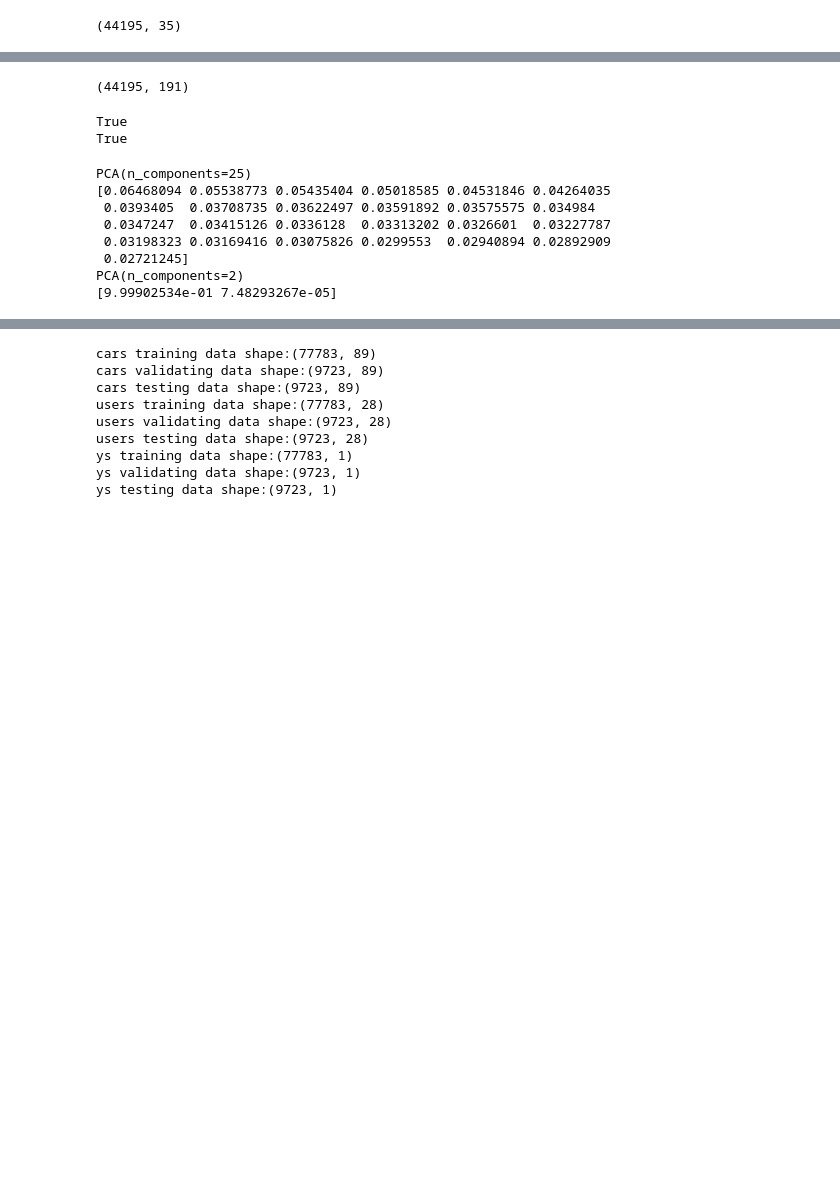
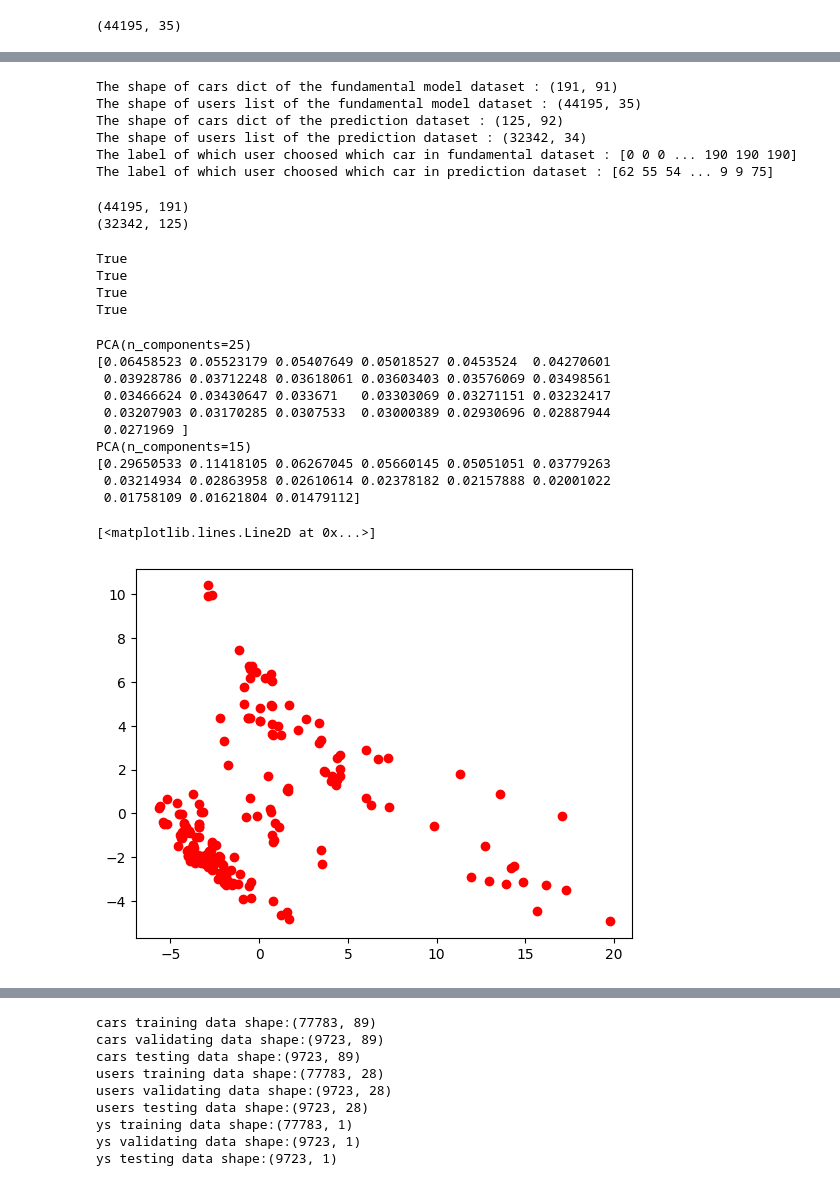
Before and after one commit to JasonDepblu/potential-spork, a Jupyter notebook: Copy_of_content_based_filtering.ipynb, the cells around one changed output, grey strips where cells are left out. Saved outputs shown, nothing was run; the diff lists cells and outputs as text; code cells hidden in the pictures; blank space fills up the shorter version.

```diff
--- a/Copy_of_content_based_filtering.ipynb
+++ b/Copy_of_content_based_filtering.ipynb
@@ -70,41 +78,83 @@ print(ys_up)
+# %%
+# load the label
+print(f'The shape of cars dict of the fundamental model dataset : {car_dict.shape}')
+print(f'The shape of users list of the fundamental model dataset : {dsc_up.shape}')
+
+print(f'The shape of cars dict of the prediction dataset : {car_dict_pre.shape}')
+print(f'The shape of users list of the prediction dataset : {dsc_up_pre.shape}')
+
+ys_up = dsc_up[:, 32]
+ys_up_pre = dsc_up_pre[:, 32]
+print(f'The label of which user choosed which car in fundamental dataset : {ys_up}')
+print(f'The label of which user choosed which car in prediction dataset : {ys_up_pre}')
+# %% [output]
+The shape of cars dict of the fundamental model dataset : (191, 91)
+The shape of users list of the fundamental model dataset : (44195, 35)
+The shape of cars dict of the prediction dataset : (125, 92)
+The shape of users list of the prediction dataset : (32342, 34)
+The label of which user choosed which car in fundamental dataset : [0 0 0 ... 190 190 190]
+The label of which user choosed which car in prediction dataset : [62 55 54 ... 9 9 75]
 # %%
-# transfer the label to onehot_code
+# transfer the label of fundamental dataset to onehot_code
 ys = copy.copy(ys_up.reshape(len(ys_up), 1))
 ys -= 1
-onehot_encoder = OneHotEncoder(sparse=False)
+onehot_encoder = OneHotEncoder(sparse_output=False)
 onehot_encoded = onehot_encoder.fit_transform(ys)
 ys = onehot_encoded
-print(ys.shape)
+print(f'The shape of the label of fundamental dataset to onehot_code : {ys.shape}')
+
+# transfer the label of prediction dataset to onehot_code
+ys_pre = copy.copy(ys_up_pre.reshape(len(ys_up_pre), 1))
+ys_pre -= 1
+onehot_encoder_pre = OneHotEncoder(sparse_output=False)
+onehot_encoded_pre = onehot_encoder_pre.fit_transform(ys_pre)
+ys_pre = onehot_encoded_pre
+print(f'The shape of the label of prediction dataset to onehot_code : {ys_pre.shape}')
 # %% [output]
 (44195, 191)
+(32342, 125)
 # %%
 # column of last feature from 0 and +1
 col_last_feature_car = 90
 # 80
-    #76
 col_last_feature_user = 29
+
 car_unscaled = car_dict[:, 1:col_last_feature_car]
+car_pre_unscaled = car_dict_pre[:, 1:col_last_feature_car]
 user_unscaled = dsc_up[:, 1:col_last_feature_user]
+user_pre_unscaled = dsc_up_pre[:, 1:col_last_feature_user]
+
 
 # generate the gaussian random no. to budget feature
 mu_budget = 0
 sigma_budget = 1.5
+
 for i in range(len(user_unscaled)):
     user_unscaled[i, 24] += random.gauss(mu_budget, sigma_budget)
 
+for i in range(len(user_pre_unscaled)):
+    user_pre_unscaled[i, 24] += random.gauss(mu_budget, sigma_budget)
+
+# scaling the data
 scalerCar = StandardScaler()
 scalerCar.fit(car_dict[:, 1:col_last_feature_car])
 car = scalerCar.transform(car_dict[:, 1:col_last_feature_car])
+car_pre = scalerCar.transform(car_dict_pre[:, 1:col_last_feature_car])
 
 scalerUser = StandardScaler()
 scalerUser.fit(dsc_up[:, 1:col_last_feature_user])
 user = scalerUser.transform(dsc_up[:, 1:col_last_feature_user])
+user_pre = scalerUser.transform(dsc_up_pre[:, 1:col_last_feature_user])
 
 print(np.allclose(car_unscaled.astype(float), scalerCar.inverse_transform(car)))
 print(np.allclose(user_unscaled.astype(float), scalerUser.inverse_transform(user)))
+print(np.allclose(car_pre_unscaled.astype(float), scalerCar.inverse_transform(car_pre)))
+print(np.allclose(user_pre_unscaled.astype(float), scalerUser.inverse_transform(user_pre)))
 # %% [output]
 True
 True
+True
+True
 # %%
 # func for generating num_items users of different cars
 def gen_user_vecs(user_vec, num_items):
@@ -119,26 +169,30 @@ def gen_car_vecs(car_vec, num_users):
 # %%
 # pca analysis
 pca_25 = PCA(n_components=25)
 print(pca_25)
 pca_25.fit(user)
 print(pca_25.explained_variance_ratio_)
 
 # %%
-pca_30 = PCA(n_components=2)
+pca_30 = PCA(n_components=15)
 print(pca_30)
-pca_30.fit(car_dict[:, 1:15])
+pca_30.fit(car[:, 1:90])
 print(pca_30.explained_variance_ratio_)
-c_trans = pca_30.transform(car_dict[:, 1:15])
-# plt.plot(c_trans[:, 0], c_trans[:, 1], 'ro')
+c_trans = pca_30.transform(car[:, 1:90])
+plt.plot(c_trans[:, 0], c_trans[:, 1], 'ro')
 # %% [output]
 PCA(n_components=25)
-[0.06468094 0.05538773 0.05435404 0.05018585 0.04531846 0.04264035
- 0.0393405  0.03708735 0.03622497 0.03591892 0.03575575 0.034984
- 0.0347247  0.03415126 0.0336128  0.03313202 0.0326601  0.03227787
- 0.03198323 0.03169416 0.03075826 0.0299553  0.02940894 0.02892909
- 0.02721245]
-PCA(n_components=2)
-[9.99902534e-01 7.48293267e-05]
+[0.06458523 0.05523179 0.05407649 0.05018527 0.0453524  0.04270601
+ 0.03928786 0.03712248 0.03618061 0.03603403 0.03576069 0.03498561
+ 0.03466624 0.03430647 0.033671   0.03303069 0.03271151 0.03232417
+ 0.03207903 0.03170285 0.0307533  0.03000389 0.02930696 0.02887944
+ 0.0271969 ]
+PCA(n_components=15)
+[0.29650533 0.11418105 0.06267045 0.05660145 0.05051051 0.03779263
+ 0.03214934 0.02863958 0.02610614 0.02378182 0.02157888 0.02001022
+ 0.01758109 0.01621804 0.01479112]
+[<matplotlib.lines.Line2D at 0x...>]
+[figure, added]
 # %%
 # generate num_items users for different cars
 user_vecs = gen_user_vecs(user, len(car_dict))
```
Also changed, not shown: parts of 35 cells of this notebook.
